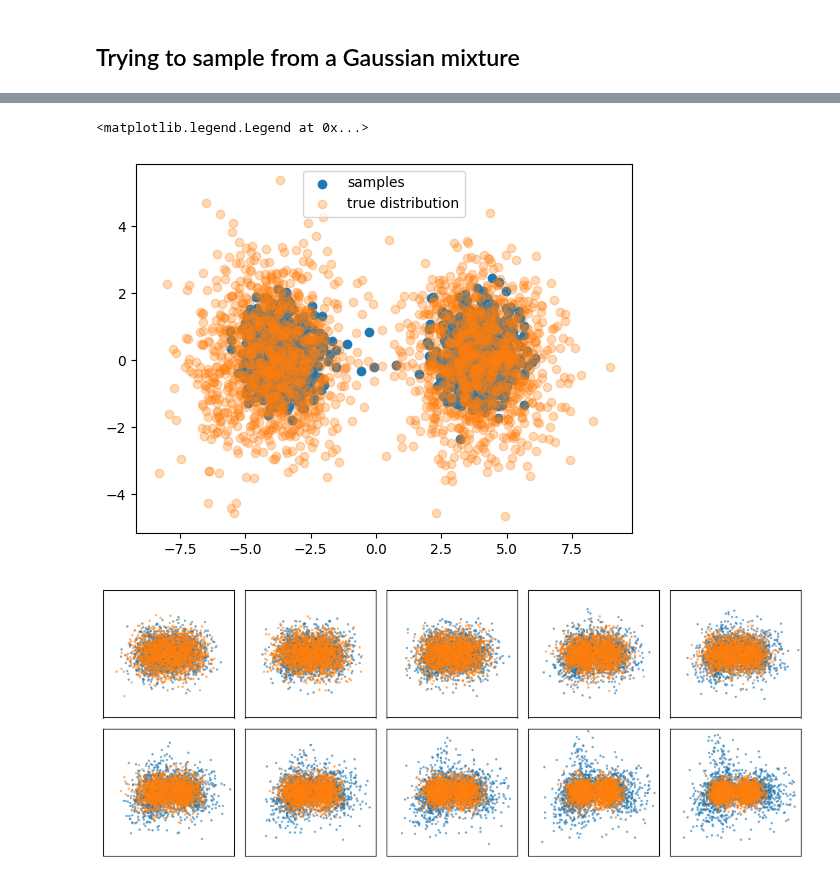
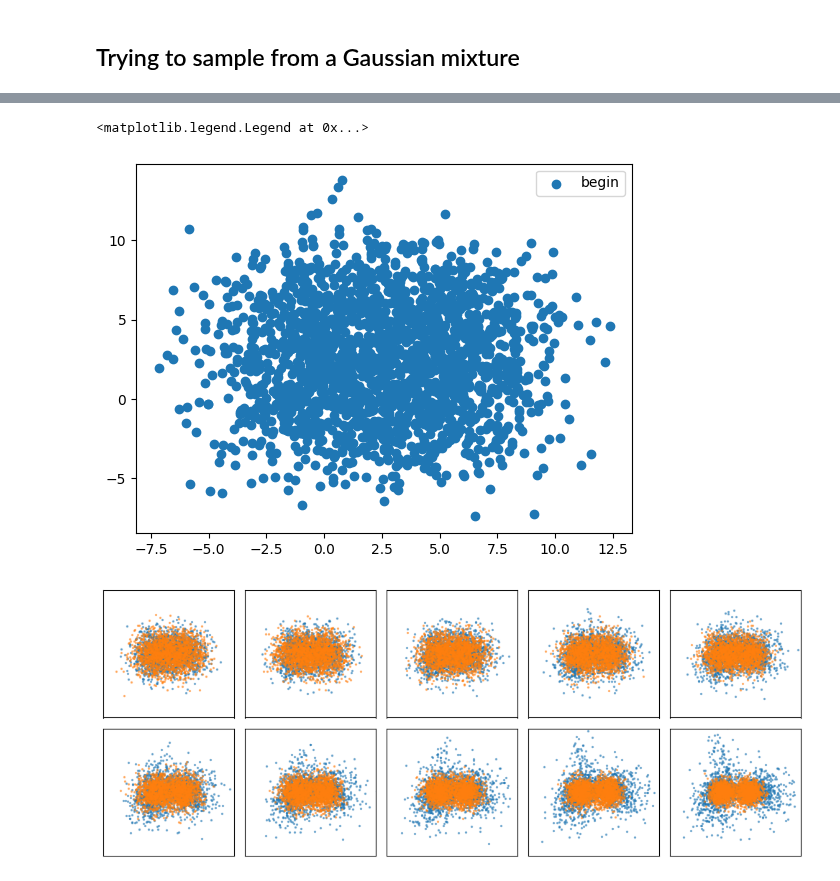
Before and after one commit to taraak/pita, a Jupyter notebook: notebooks/convolutional_continuity_equation_stuff.ipynb, the cells around one changed output, grey strips where cells are left out. Cells and saved outputs as stored; diff of their text form; code cells hidden in the pictures.

```diff
--- a/notebooks/convolutional_continuity_equation_stuff.ipynb
+++ b/notebooks/convolutional_continuity_equation_stuff.ipynb
@@ -738,11 +801,11 @@ def exact_loss(reward, vector_field, x, t):
 
     return (time_deriv + div).pow(2).mean()
 # %%
-reward_fxn_one = GaussianRewardFunction(torch.tensor([0.0, -shift]), 1.0)
-reward_fxn_two = GaussianRewardFunction(torch.tensor([0.0, shift]), 1.0)
 beta = 10
+reward_fxns = [GaussianRewardFunction(center.squeeze(), 1.0) for center in centers]
 
-mixture_reward = GaussianMixtureRewardFunction([reward_fxn_one, reward_fxn_two], beta)
+#reward_fxns = [GaussianRewardFunction(center_one[0], 1.0), GaussianRewardFunction(center_two[0], 1.0)]
+mixture_reward = GaussianMixtureRewardFunction(reward_fxns, beta, scaler)
 # %%
 def get_loss_term_return_ests(reward_fxn, vector_field, num_mc_samples, constant_noise_scale, x, t):
     orig_len = len(x)
@@ -785,12 +848,12 @@ timer = time.time()
 errs = []
 log = []
 the_log = []
-bs = 256
+bs = 1024
 
 had_zero_reward_yet = False
 
 dataset = dataset.to(device=DEVICE)
-for it in range(4000):
+for it in range(500):
     dataset = dataset[torch.randperm(len(dataset))]
     num_batches = int(np.ceil(len(dataset) / float(bs)))
     #if it % 1000 == 0:
@@ -808,8 +871,9 @@ for it in range(4000):
 
         #loss = exact_loss(mixture_reward, score_model, x_sampled, t)
         #loss = get_log_odd_fxn_loss(mixture_reward, score_model, 10, beta, x_sampled, t, weight_by_norm=False).mean()
-        loss = reward_matching_loss_dumb(mixture_reward, score_model, beta, x_sampled, t)
+        loss = reward_matching_loss_dumb(mixture_reward, score_model, beta, scaler, x_sampled, t)
 
+        #loss = reward_matching_loss_unbiased(mixture_reward, score_model, 500, 500, beta, x_sampled, t)
         #loss = (get_loss_term_return_ests(mixture_reward, score_model, 1, beta, x_sampled, t).mean())# * (beta * t).pow(2)).mean()
 
         loss.backward()
@@ -819,9 +883,9 @@ for it in range(4000):
 
         log.append((loss.mean().item()))
 
-    if it%500==0:
+    if it%10==0:
         the_log_entry = np.array([ np.array(log[-10:]).mean(0) ])
         the_log.append(the_log_entry)
         print(it, the_log_entry, time.time()-timer)
-        plot_true_divergence(score_model)
+        #plot_true_divergence(score_model)
 # %% [output]
@@ -869,33 +947,35 @@ import torchsde
 ve_reverse_sde = VEReverseSDE(score_model)
 
 num_samples = 1000
-shift = 4
+x1 = torch.normal(dataset, torch.full((len(dataset), 1), beta).pow(0.5))
+x1 = x1[torch.randperm(len(dataset))][:5000]
+#shift = 4
 
-center_one = torch.zeros((num_samples, 2))
-center_one[:, 0] = -shift
+#center_one = torch.zeros((num_samples, 2))
+#center_one[:, 0] = -shift
 
-center_two = torch.zeros((num_samples, 2))
-center_two[:, 0] = shift
+#center_two = torch.zeros((num_samples, 2))
+#center_two[:, 0] = shift
 
-samples_one = torch.normal(center_one, (torch.ones((len(center_one), 1)) + (beta)).pow(0.5))
-samples_two = torch.normal(center_two, (torch.ones((len(center_one), 1)) + (beta)).pow(0.5))
+#samples_one = torch.normal(center_one, (torch.ones((len(center_one), 1)) + (beta)).pow(0.5))
+#samples_two = torch.normal(center_two, (torch.ones((len(center_one), 1)) + (beta)).pow(0.5))
 
-pre_dataset = torch.cat([samples_one, samples_two], dim=0)
-num_samples = 2000
-x1 = pre_dataset#torch.normal(pre_dataset, beta ** 0.5)
+#pre_dataset = torch.cat([samples_one, samples_two], dim=0)
+#num_samples = 2000
+#x1 = pre_dataset#torch.normal(pre_dataset, beta ** 0.5)
 #x1 = torch.normal(torch.zeros((num_samples, 2)), torch.full((num_samples, 2), beta ** 0.5))
 t = torch.linspace(0.0, 1.0, 1000)
 
 with torch.no_grad():
     samples = torchsde.sdeint(ve_reverse_sde, x1, t)
 # %%
-plt.scatter(*samples[-1].T.flip(0), label='samples')
-#plt.scatter(*samples[0].T, label='begin')
-plt.scatter(*dataset.T, label='true distribution', alpha=0.3)
+#plt.scatter(*samples[-1].T, label='samples')
+plt.scatter(*samples[0].T, label='begin')
+#plt.scatter(*dataset.T, label='true distribution', alpha=0.3)
 plt.legend()
 # %% [output]
 <matplotlib.legend.Legend at 0x...>
-[figure, old version]
+[figure, new version]
 # %%
 plt.figure(figsize=(10,4))
 for j in range(0,1001,101):
```
Also changed, not shown: parts of 15 cells of this notebook.
